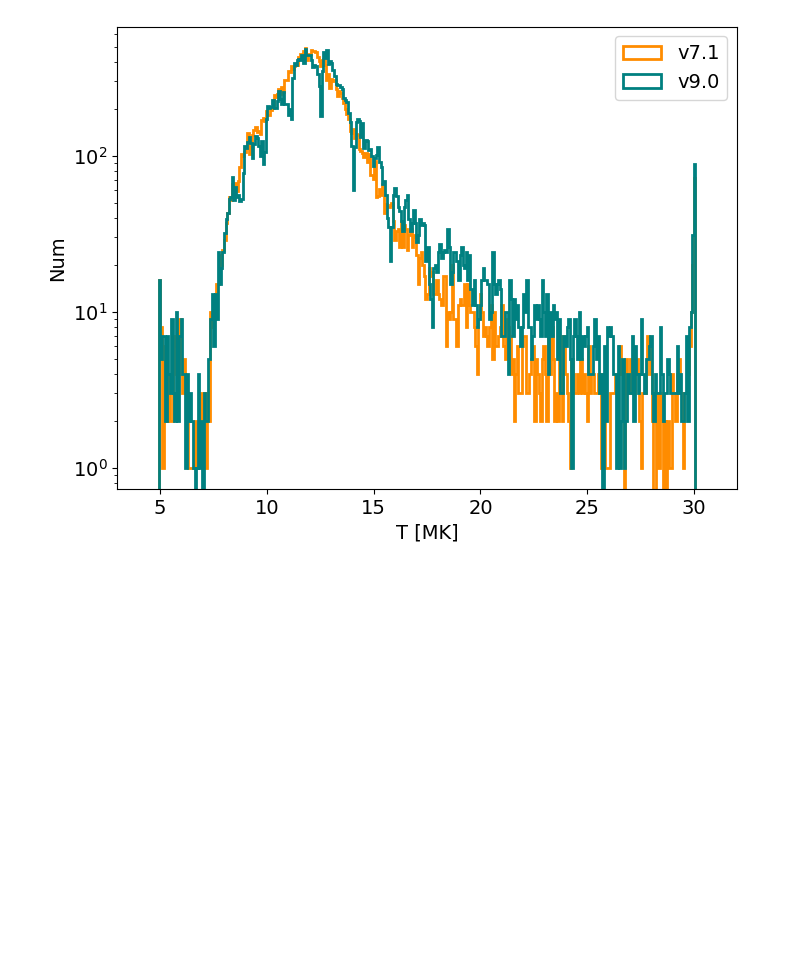
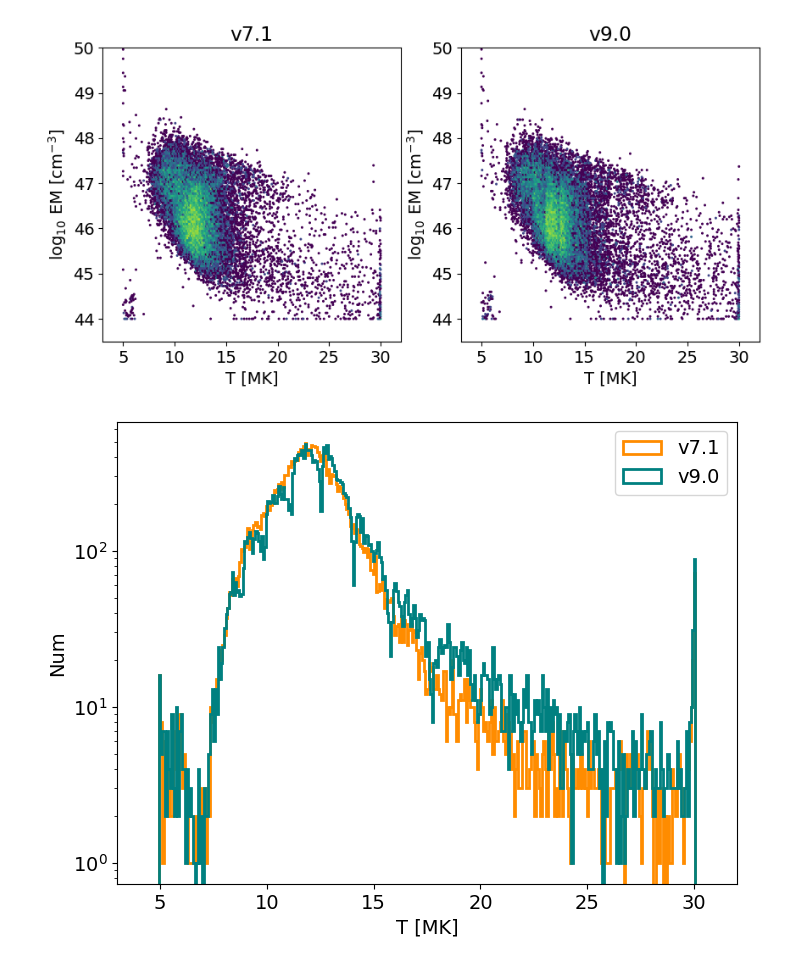
Before and after one commit to ianan/wee_2024, a Jupyter notebook: compare_fvthbpow_ch.ipynb, the cells around one changed output. Cells and saved outputs as stored; diff of their text form; code cells hidden in the pictures; blank space fills up the shorter version.

```diff
--- a/compare_fvthbpow_ch.ipynb
+++ b/compare_fvthbpow_ch.ipynb
@@ -101,3 +125,25 @@ corner_tem(tmk09,em09,'v9.0 (N$_\mathrm{T}$=41)')
+# %%
+gs=200
+vmax=30
+tmkr=[3,32]
+emr=[43.5,50]
+fig,axs=plt.subplots(1,2,figsize=(10,4.5))
+hex07=axs[0].hexbin(tmk07,np.log10(em07),gridsize=gs,cmap='viridis',\
+        norm=matplotlib.colors.LogNorm(vmin=1, vmax=vmax),label='v7.1')
+axs[0].set_title('v7.1')
+hex09=axs[1].hexbin(tmk09,np.log10(em09),gridsize=gs,cmap='viridis',\
+        norm=matplotlib.colors.LogNorm(vmin=1, vmax=vmax),label='v9.0')
+        # norm=matplotlib.colors.Normalize(vmin=1, vmax=vmax),label='v9.0')
+axs[1].set_title('v9.0')
+
+for a in axs:
+        a.set_xlim(tmkr)
+        a.set_ylim(emr)
+        a.set_ylabel('log$_{10}$ EM [cm$^{-3}$]')
+        a.set_xlabel('T [MK]')
+plt.show()
+# %% [output]
+[figure, added]
 # %%
 gs=400
 tmkr=[3,32]
```
Also changed, not shown: parts of 7 cells of this notebook, 4 other files.
